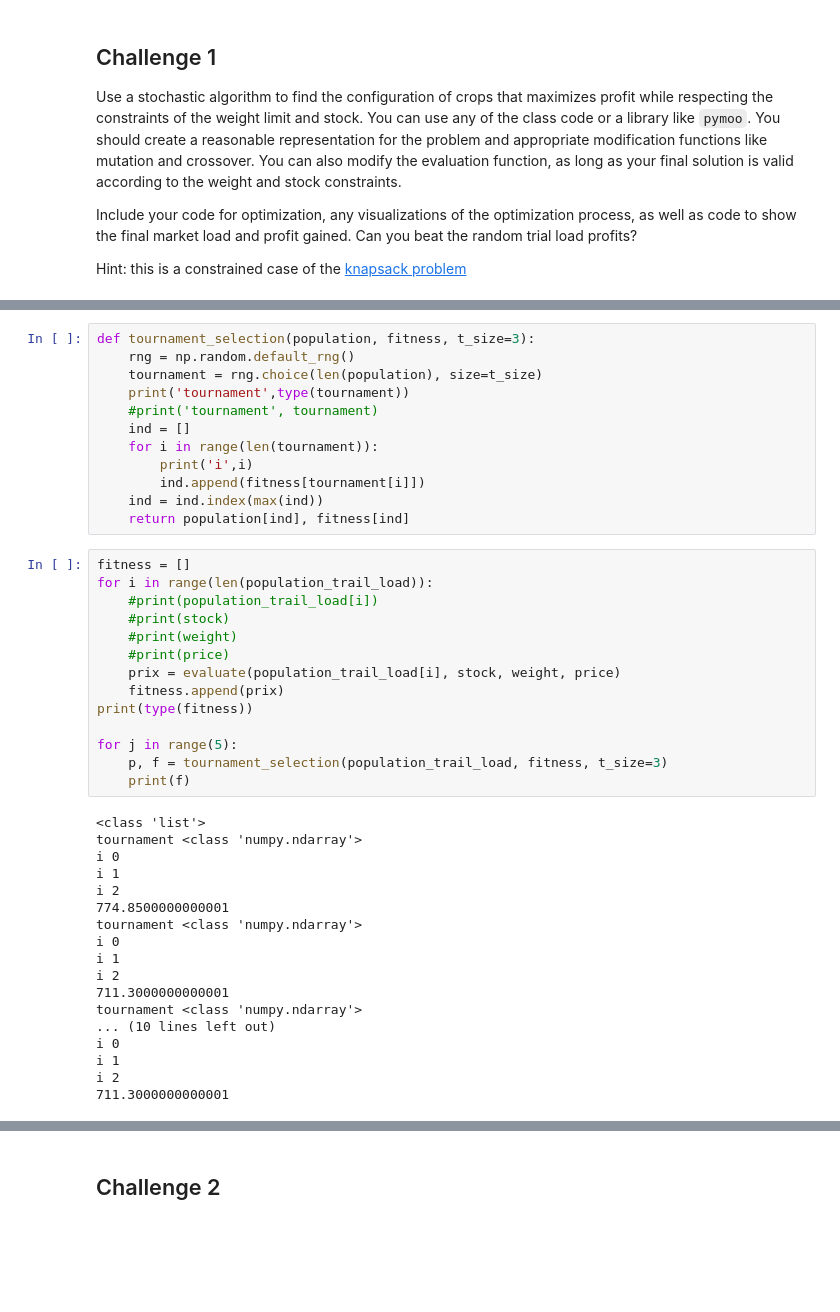
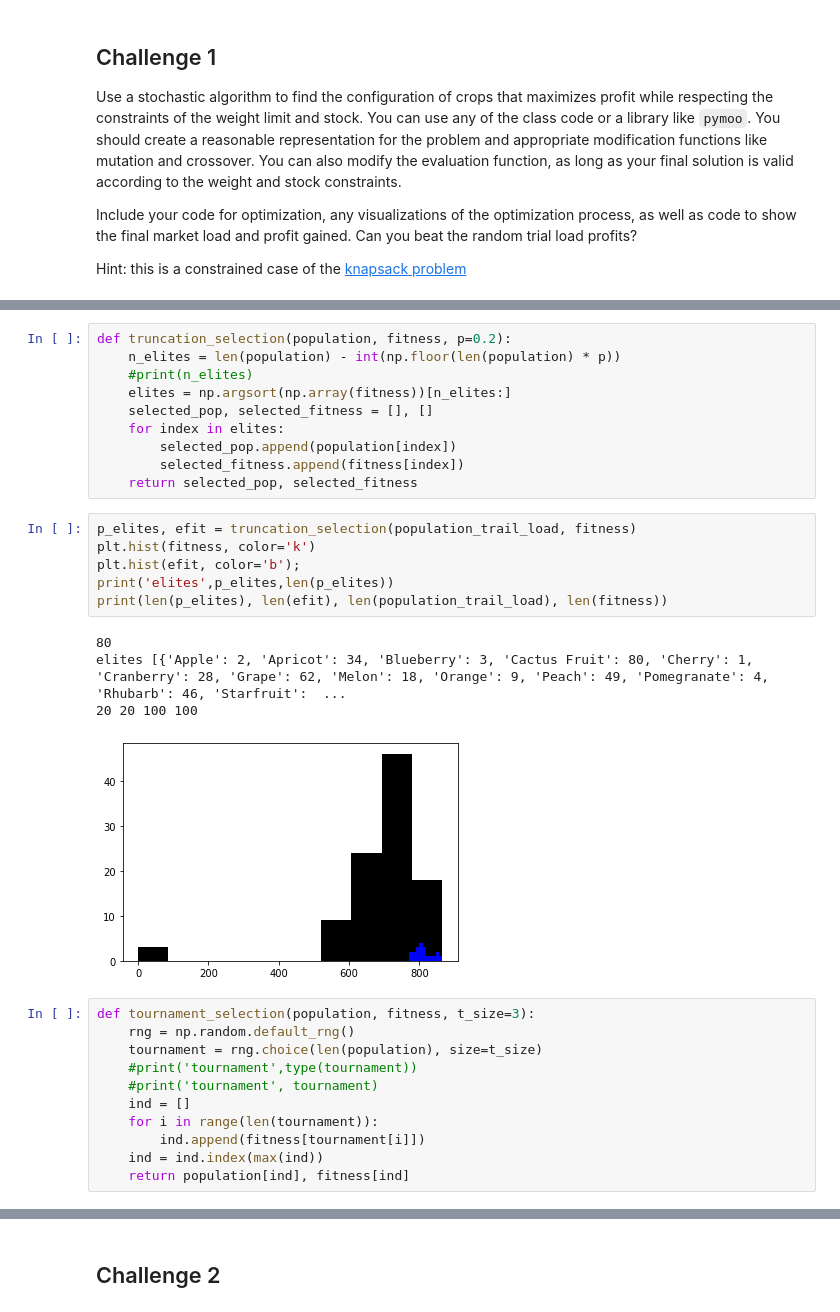
Before and after one commit to valthoraval/stochastic, a Jupyter notebook: Project_Market_Day_checkpoint.ipynb, the cells around one changed output, grey strips where cells are left out. Drawn from its saved outputs; the diff is of its cells as text; blank space fills up the shorter version.

```diff
--- a/Project_Market_Day_checkpoint.ipynb
+++ b/Project_Market_Day_checkpoint.ipynb
@@ -151,44 +226,32 @@ print(type(population_trail_load[20]))
+# %%
+def truncation_selection(population, fitness, p=0.2):
+    n_elites = len(population) - int(np.floor(len(population) * p))
+    #print(n_elites)
+    elites = np.argsort(np.array(fitness))[n_elites:]
+    selected_pop, selected_fitness = [], []
+    for index in elites:
+        selected_pop.append(population[index])
+        selected_fitness.append(fitness[index])
+    return selected_pop, selected_fitness
+# %%
+p_elites, efit = truncation_selection(population_trail_load, fitness)
+plt.hist(fitness, color='k')
+plt.hist(efit, color='b');
+print('elites',p_elites,len(p_elites))
+print(len(p_elites), len(efit), len(population_trail_load), len(fitness))
+# %% [output]
+80
+elites [{'Apple': 2, 'Apricot': 34, 'Blueberry': 3, 'Cactus Fruit': 80, 'Cherry': 1, 'Cranberry': 28, 'Grape': 62, 'Melon': 18, 'Orange': 9, 'Peach': 49, 'Pomegranate': 4, 'Rhubarb': 46, 'Starfruit':  ...
+20 20 100 100
+[figure, added]
 # %%
 def tournament_selection(population, fitness, t_size=3):
     rng = np.random.default_rng()
     tournament = rng.choice(len(population), size=t_size)
-    print('tournament',type(tournament))
+    #print('tournament',type(tournament))
     #print('tournament', tournament)
     ind = []
     for i in range(len(tournament)):
-        print('i',i)
         ind.append(fitness[tournament[i]])
     ind = ind.index(max(ind))
     return population[ind], fitness[ind]
-# %%
-fitness = []
-for i in range(len(population_trail_load)):
-    #print(population_trail_load[i])
-    #print(stock)
-    #print(weight)
-    #print(price)
-    prix = evaluate(population_trail_load[i], stock, weight, price)
-    fitness.append(prix)
-print(type(fitness))
-
-for j in range(5):
-    p, f = tournament_selection(population_trail_load, fitness, t_size=3)
-    print(f)
-# %% [output]
-<class 'list'>
-tournament <class 'numpy.ndarray'>
-i 0
-i 1
-i 2
-774.8500000000001
-tournament <class 'numpy.ndarray'>
-i 0
-i 1
-i 2
-711.3000000000001
-tournament <class 'numpy.ndarray'>
-... (10 lines left out)
-i 0
-i 1
-i 2
-711.3000000000001
```
Also changed, not shown: parts of 22 cells of this notebook.
